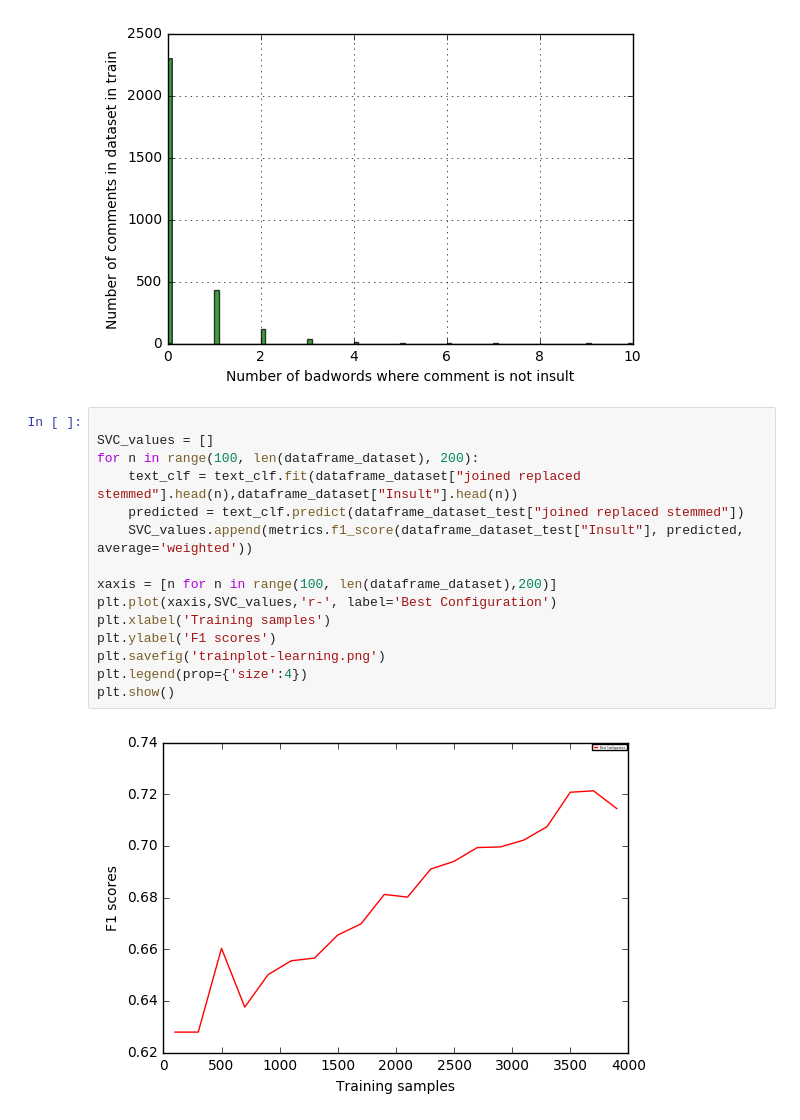
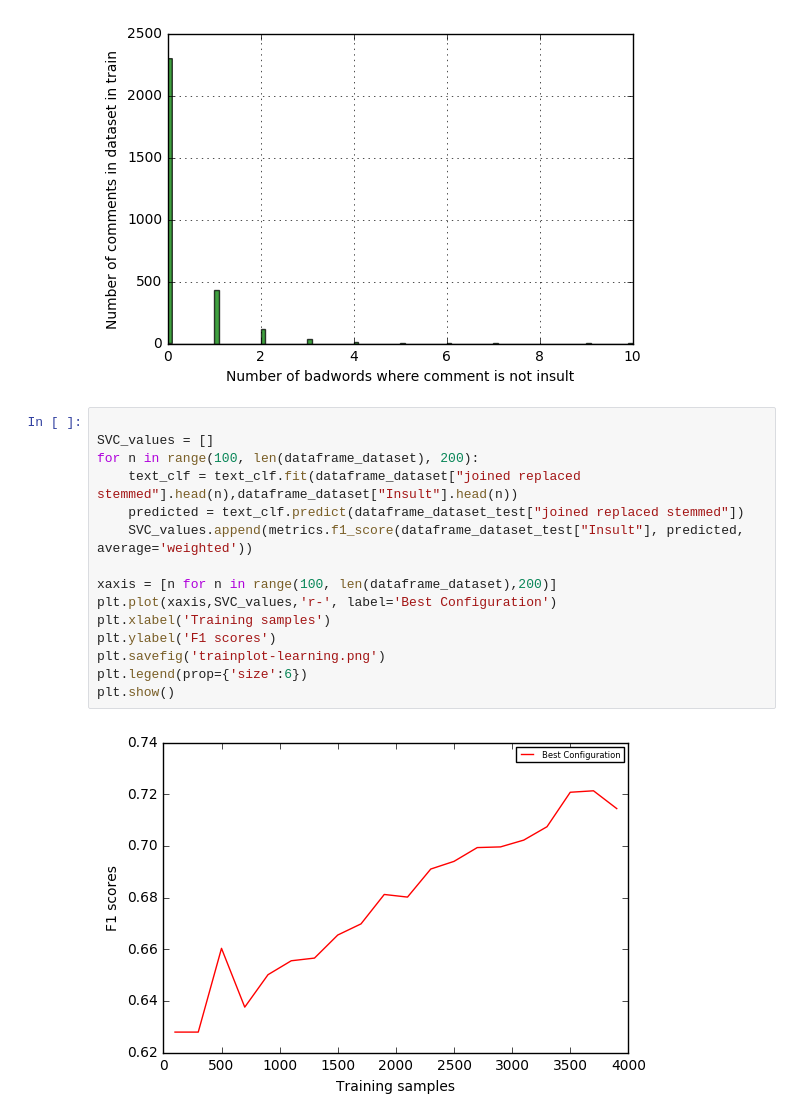
Before and after one commit to saynb/Detect-Insults-in-Social-commentary, a Jupyter notebook: plot.ipynb, the cells around one changed output. Drawn from its saved outputs; the diff is of its cells as text.

```diff
--- a/plot.ipynb
+++ b/plot.ipynb
@@ -174,17 +174,17 @@ plt.show()
 # %%
 
 SVC_values = []
 for n in range(100, len(dataframe_dataset), 200):
     text_clf = text_clf.fit(dataframe_dataset["joined replaced stemmed"].head(n),dataframe_dataset["Insult"].head(n))
     predicted = text_clf.predict(dataframe_dataset_test["joined replaced stemmed"])
     SVC_values.append(metrics.f1_score(dataframe_dataset_test["Insult"], predicted, average='weighted'))
 
 xaxis = [n for n in range(100, len(dataframe_dataset),200)]
 plt.plot(xaxis,SVC_values,'r-', label='Best Configuration')
 plt.xlabel('Training samples')
 plt.ylabel('F1 scores')
 plt.savefig('trainplot-learning.png')
-plt.legend(prop={'size':4})
+plt.legend(prop={'size':6})
 plt.show()
 # %% [output]
-[figure, old version]
+[figure, new version]
```
